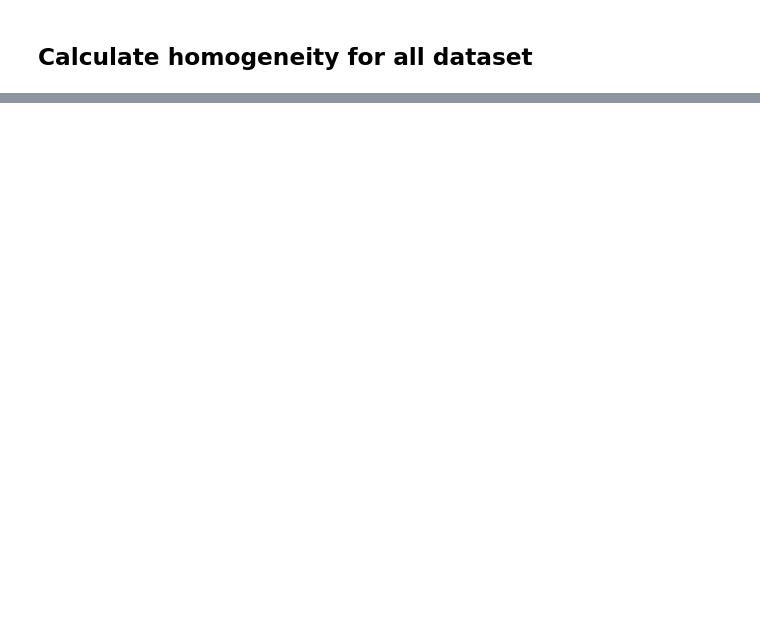
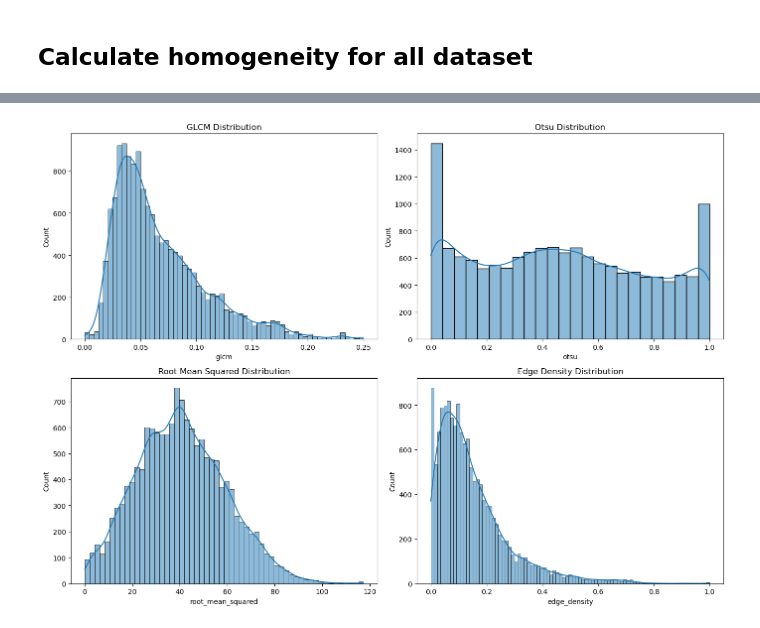
Before and after one commit to GMuradas99/Symmetry-Object-Detection-Analysis, a Jupyter notebook: match_object_detection.ipynb, the cells around one changed output, grey strips where cells are left out. Drawn from its saved outputs; the diff is of its cells as text; code cells hidden in the pictures; blank space fills up the shorter version.

```diff
--- a/match_object_detection.ipynb
+++ b/match_object_detection.ipynb
@@ -217,0 +237,21 @@ Exceptions: 812
+# %%
+import seaborn as sns
+
+fig, ax = plt.subplots(2, 2, figsize=(14, 10))
+
+sns.histplot(homogeneities_df['glcm'], kde=True, ax=ax[0, 0])
+ax[0, 0].set_title('GLCM Distribution')
+
+sns.histplot(homogeneities_df['otsu'], kde=True, ax=ax[0, 1])
+ax[0, 1].set_title('Otsu Distribution')
+
+sns.histplot(homogeneities_df['root_mean_squared'], kde=True, ax=ax[1, 0])
+ax[1, 0].set_title('Root Mean Squared Distribution')
+
+sns.histplot(homogeneities_df['edge_density'], kde=True, ax=ax[1, 1])
+ax[1, 1].set_title('Edge Density Distribution')
+
+plt.tight_layout()
+plt.show()
+# %% [output]
+[figure, added]
```
Also changed, not shown: parts of 6 cells of this notebook, 3 other files.
